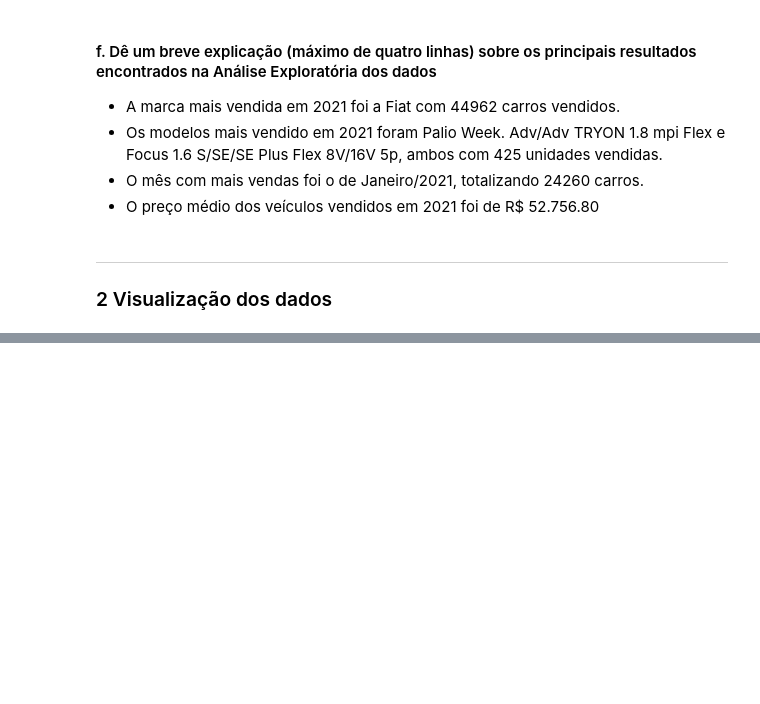
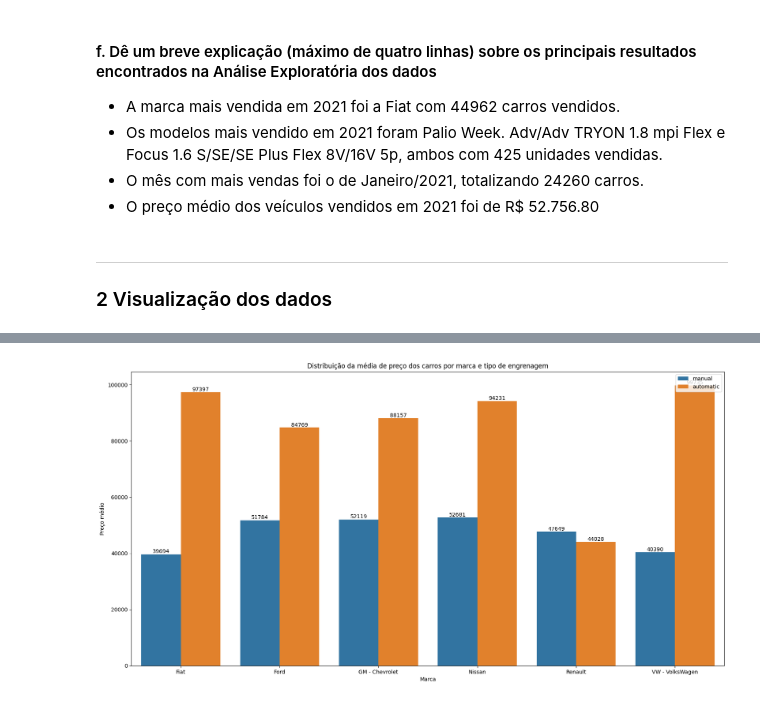
Before and after one commit to raraujor/iaaap-ufpr-iaa0002, a Jupyter notebook: IAA002 - LPA - Trabalho.ipynb, the cells around one changed output, grey strips where cells are left out. Cells and saved outputs as stored; diff of their text form; code cells hidden in the pictures; blank space fills up the shorter version.

```diff
--- a/IAA002 - LPA - Trabalho.ipynb
+++ b/IAA002 - LPA - Trabalho.ipynb
@@ -205,0 +221,4 @@ Text(0.5, 1.0, 'Evolução da média de preço dos carros ao longo dos meses de
+# %%
+media_preco_marca_eng = precos_carros_df.groupby(['brand', 'gear'])['avg_price_brl'].mean().round(0)
+media_preco_marca_eng = media_preco_marca_eng.reset_index(name='avg_price')
+media_preco_marca_eng.head()
@@ -205,0 +232,14 @@ Text(0.5, 1.0, 'Evolução da média de preço dos carros ao longo dos meses de
+# %%
+fig, ax = plt.subplots(figsize=(20,10))
+sns.barplot(x='brand', y='avg_price', hue='gear', data=media_preco_marca_eng, hue_order=['manual', 'automatic'], ax=ax)
+plt.title('Distribuição da média de preço dos carros por marca e tipo de engrenagem')
+plt.xlabel('Marca')
+plt.ylabel('Preço médio')
+plt.legend(loc="upper right")
+
+for container in ax.containers:
+    ax.bar_label(container, fmt='%d')
+
+plt.show()
+# %% [output]
+[figure, added]
```
Also changed, not shown: parts of 76 cells of this notebook, 1 other file.
